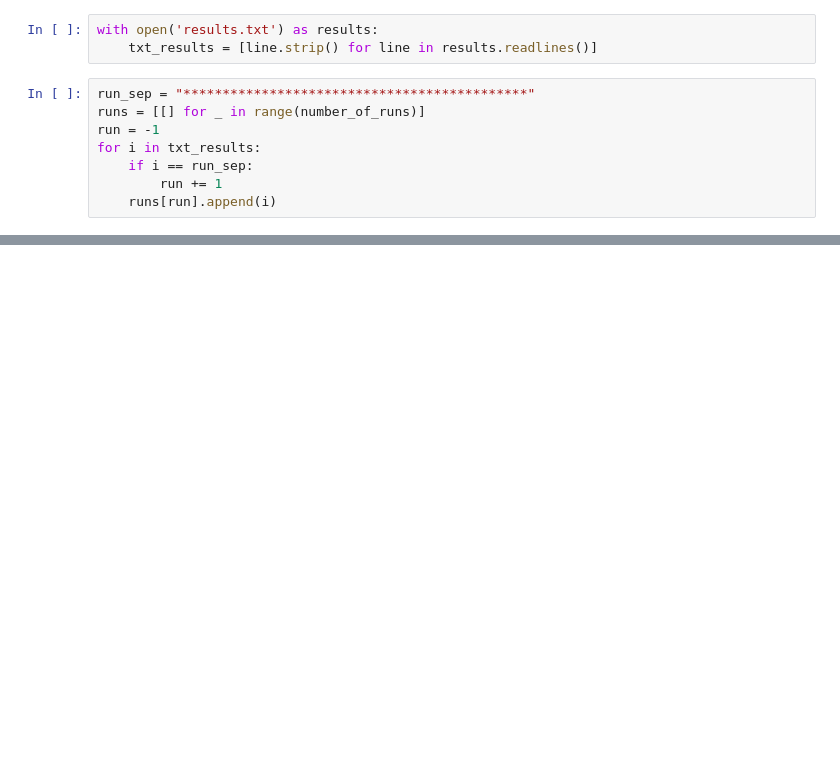
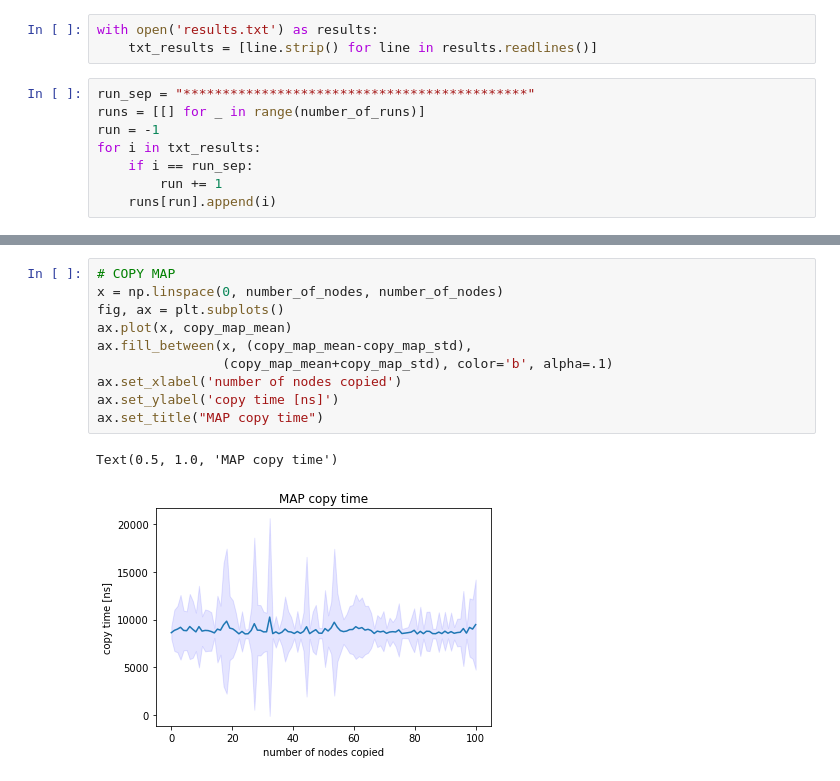
Before and after one commit to Andrecik/BinarySearchTree, a Jupyter notebook: benchgraph.ipynb, the cells around one changed output, grey strips where cells are left out. Cells and saved outputs as stored; diff of their text form; blank space fills up the shorter version.

```diff
--- a/benchgraph.ipynb
+++ b/benchgraph.ipynb
@@ -102,0 +149,13 @@ ax.fill_between(x, (y-ci), (y+ci), color='b', alpha=.1)
+# %%
+# COPY MAP
+x = np.linspace(0, number_of_nodes, number_of_nodes)
+fig, ax = plt.subplots()
+ax.plot(x, copy_map_mean)
+ax.fill_between(x, (copy_map_mean-copy_map_std),
+                (copy_map_mean+copy_map_std), color='b', alpha=.1)
+ax.set_xlabel('number of nodes copied')
+ax.set_ylabel('copy time [ns]')
+ax.set_title("MAP copy time")
+# %% [output]
+Text(0.5, 1.0, 'MAP copy time')
+[figure, added]
```
Also changed, not shown: parts of 21 cells of this notebook, 5 other files.
